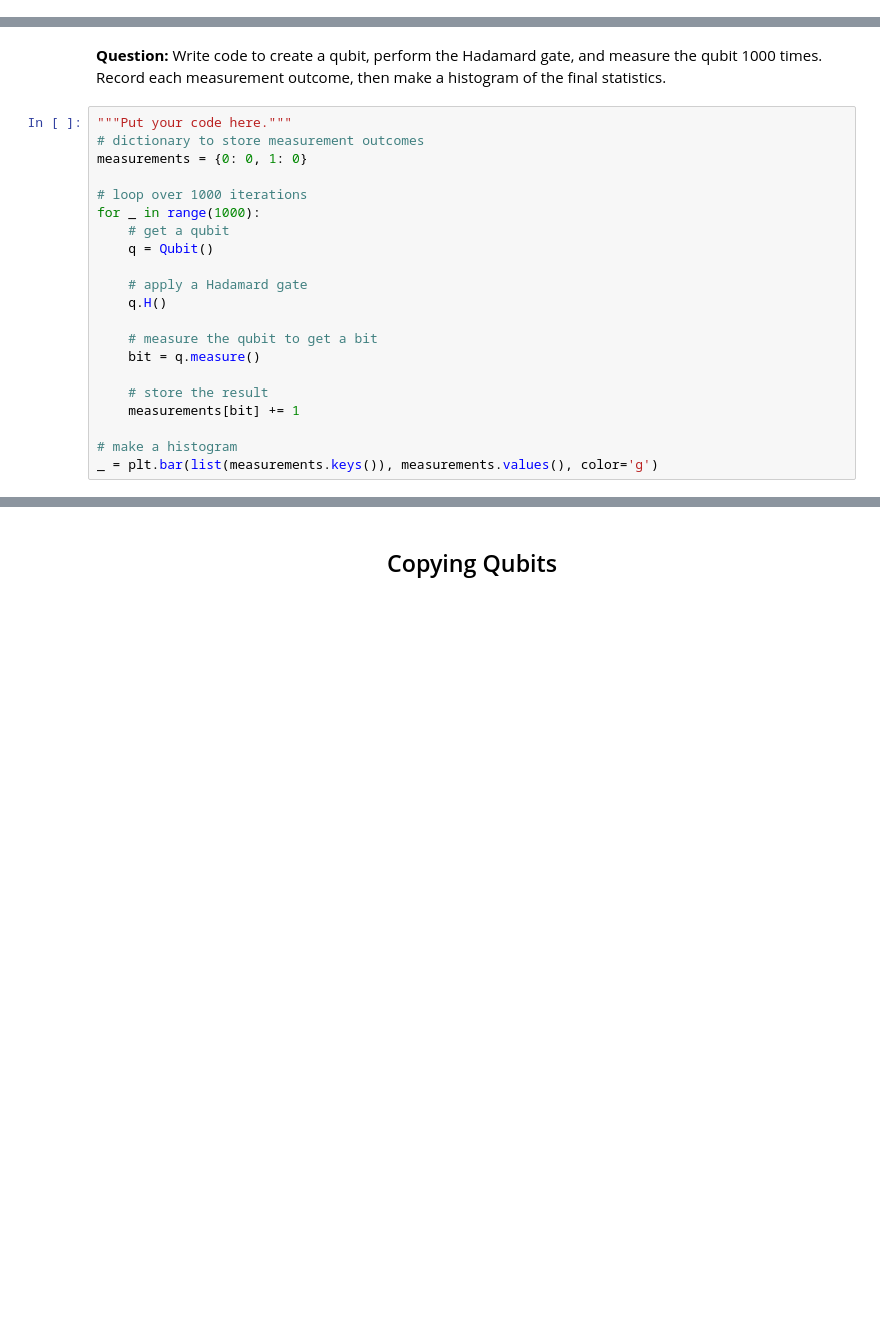
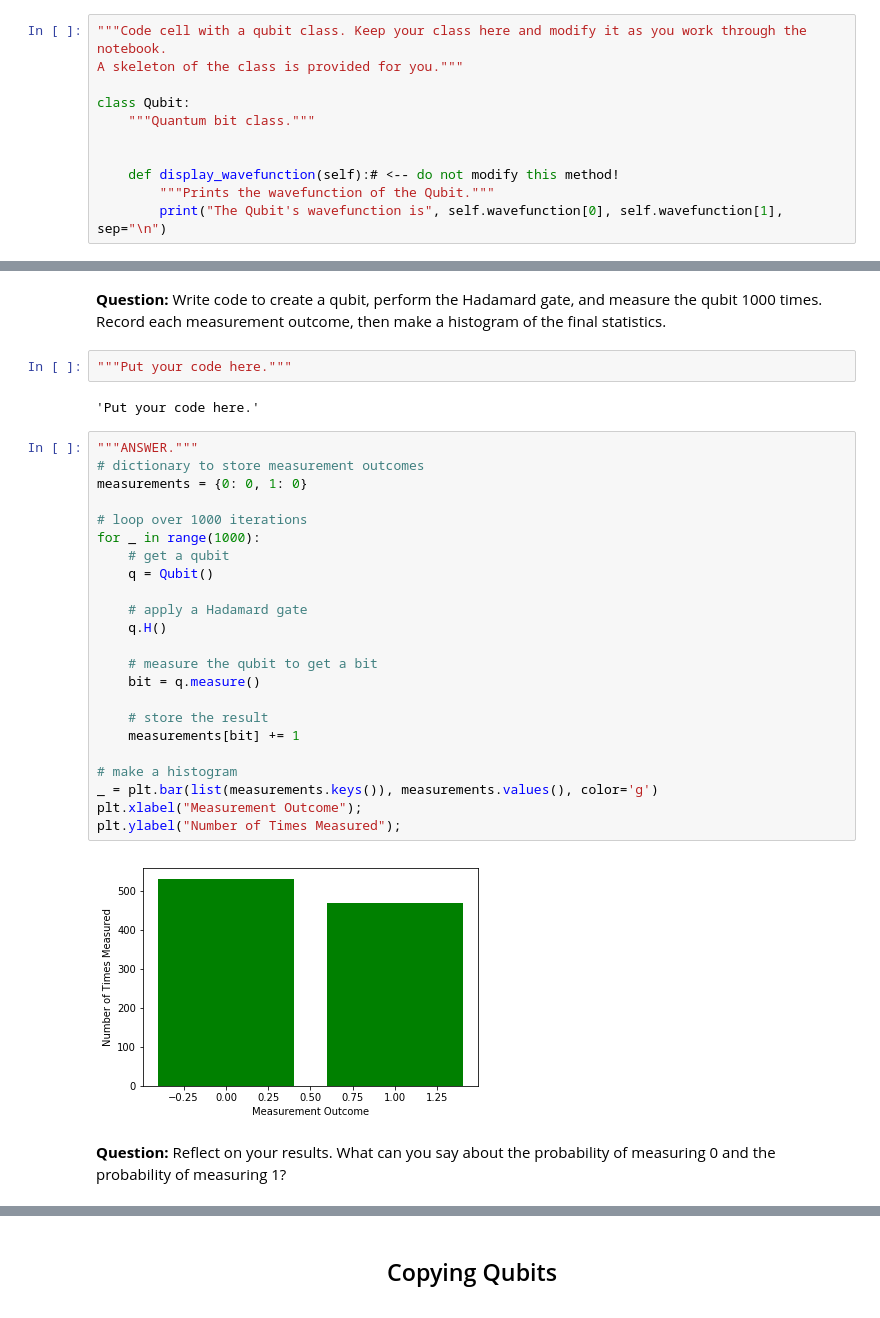
Before and after one commit to rmlarose/teaching-project, a Jupyter notebook: quantumv2/Day-23_In-Class-ClassicalAndQuantumBits-INSTRUCTOR.ipynb, the cells around one changed output, grey strips where cells are left out. Saved outputs shown, nothing was run; the diff lists cells and outputs as text; blank space fills up the shorter version.

```diff
--- a/quantumv2/inclass-INSTRUCTOR.ipynb
+++ b/quantumv2/Day-23_In-Class-ClassicalAndQuantumBits-INSTRUCTOR.ipynb
@@ -260,4 +298,15 @@ The Greek symbol $\psi$ (psi, pronounced: "sigh") is commonly used to represent
 ## <p style="text-align: center;"> Writing a Qubit Class </p>
 # %% [markdown]
 Let's now get more practice with qubits by writing a `Qubit` class in the same way that we wrote a `Bit` class. This will allow you to see the similarites and differences between classical and quantum bits.
+# %%
+"""Code cell with a qubit class. Keep your class here and modify it as you work through the notebook.
+A skeleton of the class is provided for you."""
+
+class Qubit:
+    """Quantum bit class."""
+
+
+    def display_wavefunction(self):# <-- do not modify this method!
+        """Prints the wavefunction of the Qubit."""
+        print("The Qubit's wavefunction is", self.wavefunction[0], self.wavefunction[1], sep="\n")
 # %%
@@ -484,24 +570,34 @@ What measurement result did you get?
 <font size=8 color="#009600">&#9998;</font> **Answer:** Erase the contents of this cell and put your answer here!
 # %% [markdown]
 <b>Question:</b> Write code to create a qubit, perform the Hadamard gate, and measure the qubit 1000 times. Record each measurement outcome, then make a histogram of the final statistics.
+# %%
+"""Put your code here."""
+# %% [output]
+'Put your code here.'
 # %%
-"""Put your code here."""
+"""ANSWER."""
 # dictionary to store measurement outcomes
 measurements = {0: 0, 1: 0}
 
 # loop over 1000 iterations
 for _ in range(1000):
     # get a qubit
     q = Qubit()
 
     # apply a Hadamard gate
     q.H()
 
     # measure the qubit to get a bit
     bit = q.measure()
 
     # store the result
     measurements[bit] += 1
 
 # make a histogram
 _ = plt.bar(list(measurements.keys()), measurements.values(), color='g')
+plt.xlabel("Measurement Outcome");
+plt.ylabel("Number of Times Measured");
+# %% [output]
+[figure, added]
+# %% [markdown]
+<b>Question:</b> Reflect on your results. What can you say about the probability of measuring 0 and the probability of measuring 1?
```
Also changed, not shown: parts of 42 cells of this notebook, 5 other files.
